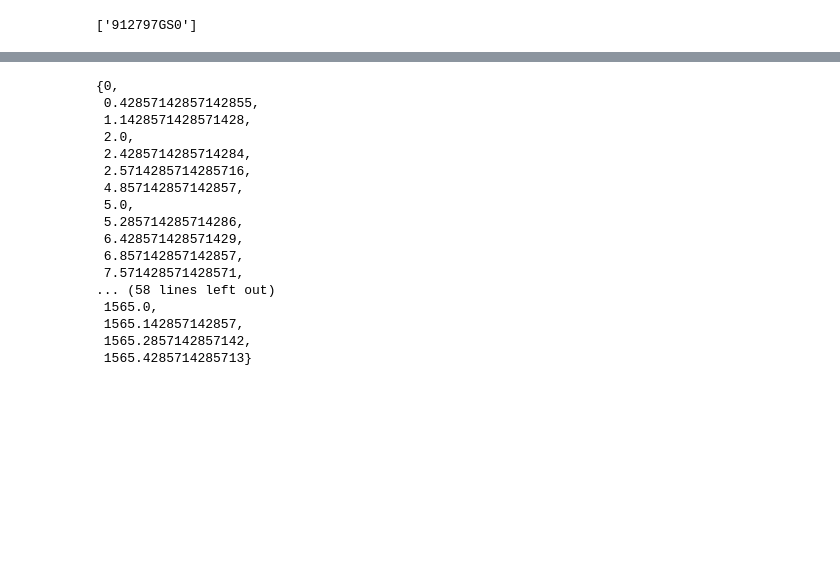
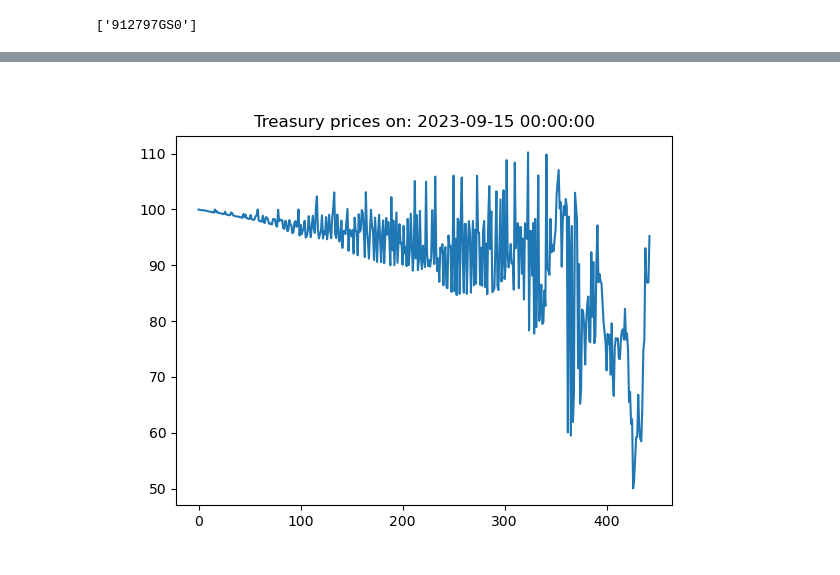
Before and after one commit to mettinger/python, a Jupyter notebook: bonds/treasuries.ipynb, the cells around one changed output, grey strips where cells are left out. Drawn from its saved outputs; the diff is of its cells as text; code cells hidden in the pictures; blank space fills up the shorter version.

```diff
--- a/bonds/treasuries.ipynb
+++ b/bonds/treasuries.ipynb
@@ -50,33 +68,14 @@ plt.show()
-# %%
-termDict = {}
-
-earliestDate = df['date'].min()
-for thisCusip in set(df['cusip']):
-    dfCusip = df[df['cusip'] == thisCusip]
-    minDate = dfCusip['date'].min()
-    if minDate > earliestDate:
-        maturity = dfCusip['maturity'].iloc[0]
-        termLength = ((maturity - minDate).days)/7
-        termDict[thisCusip] = termLength
-    else:
-        termDict[thisCusip] = 0
-
-set([i for i in termDict.values()])
-# %% [output]
-{0,
- 0.42857142857142855,
- 1.1428571428571428,
- 2.0,
- 2.4285714285714284,
- 2.5714285714285716,
- 4.857142857142857,
- 5.0,
- 5.285714285714286,
- 6.428571428571429,
- 6.857142857142857,
- 7.571428571428571,
-... (58 lines left out)
- 1565.0,
- 1565.142857142857,
- 1565.2857142857142,
- 1565.4285714285713}
+# %%
+year = 2023
+month = 9
+day = 15
+
+thisDate = datetime.datetime(year=year, month=month, day=day)
+thisDayAll = df[df['date'] == thisDate].sort_values('maturity')
+
+plt.figure()
+plt.plot(thisDayAll['end-of-day-price'].to_numpy())
+plt.title("Treasury prices on: " + str(thisDate))
+plt.show()
+# %% [output]
+[figure, added]
```
Also changed, not shown: parts of 7 cells of this notebook, 2 other files.
